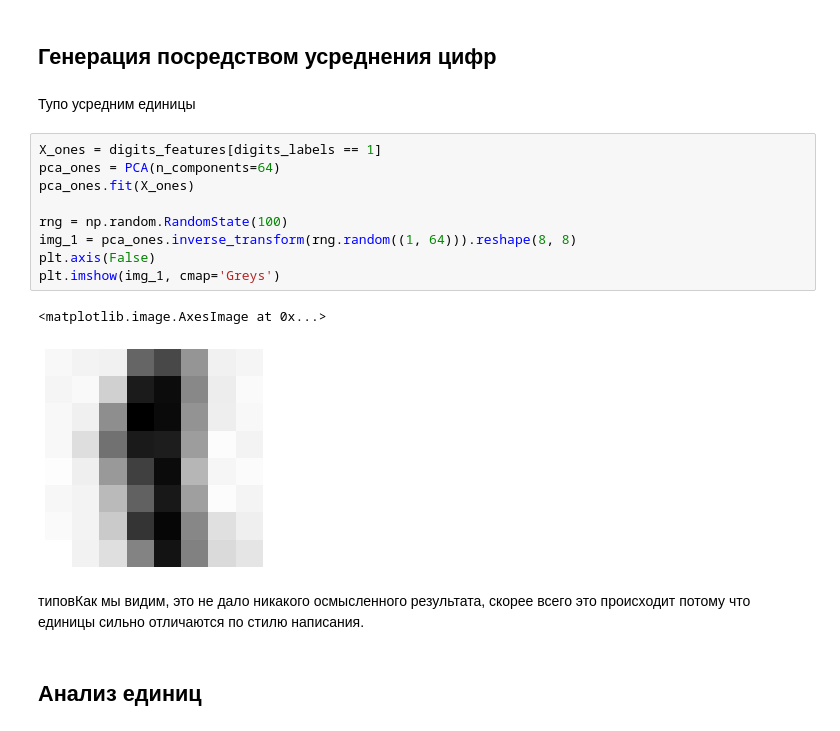
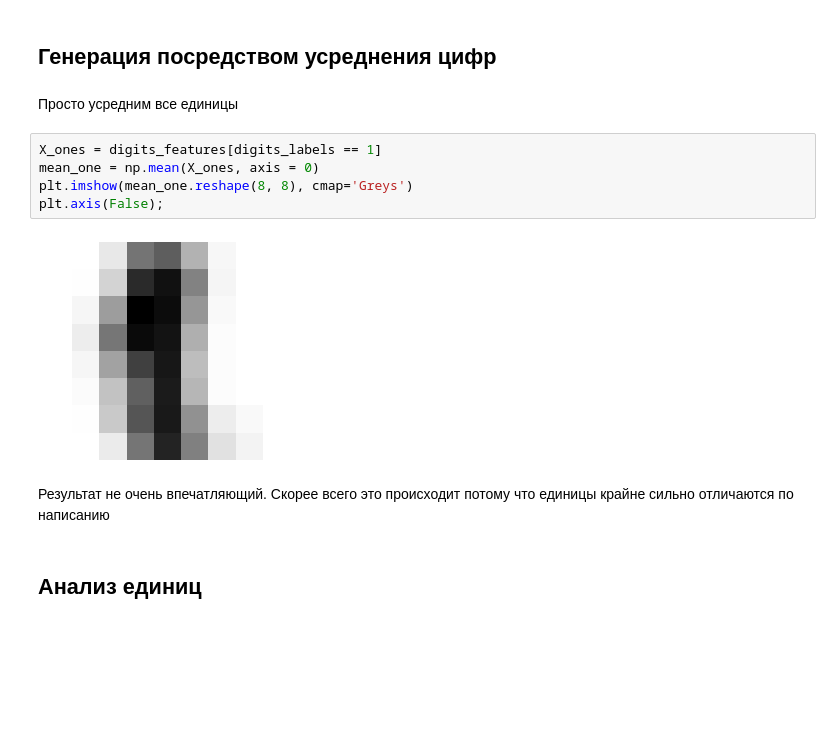
Before and after one commit to VsevolodKozlov-git/mnist-generation-experiments, a Jupyter notebook: main.ipynb, the cells around one changed output. Saved outputs shown, nothing was run; the diff lists cells and outputs as text; blank space fills up the shorter version.

Commit message:
Смог кластеризовать странные единицы и создать тупой генератор единиц

```diff
--- a/main.ipynb
+++ b/main.ipynb
@@ -46,21 +46,16 @@ tools.display_rows_as_images(pca.components_);
 # %% [markdown]
 ## Генерация посредством усреднения цифр
 # %% [markdown]
-Тупо усредним единицы
+Просто усредним все единицы
-# %%
-X_ones = digits_features[digits_labels == 1]
-pca_ones = PCA(n_components=64)
-pca_ones.fit(X_ones)
-
-rng = np.random.RandomState(100)
-img_1 = pca_ones.inverse_transform(rng.random((1, 64))).reshape(8, 8)
-plt.axis(False)
-plt.imshow(img_1, cmap='Greys')
-# %% [output]
-<matplotlib.image.AxesImage at 0x...>
-[figure, removed]
+# %%
+X_ones = digits_features[digits_labels == 1]
+mean_one = np.mean(X_ones, axis = 0)
+plt.imshow(mean_one.reshape(8, 8), cmap='Greys')
+plt.axis(False);
+# %% [output]
+[figure, added]
 # %% [markdown]
- типовКак мы видим, это не дало никакого осмысленного результата, скорее всего это происходит потому что единицы сильно отличаются по стилю написания.
+Результат не очень впечатляющий. Скорее всего это происходит потому что единицы крайне сильно отличаются по написанию
 # %% [markdown]
 ## Анализ единиц
 # %% [markdown]
```
Also changed, not shown: parts of 28 cells of this notebook, 1 other file.
